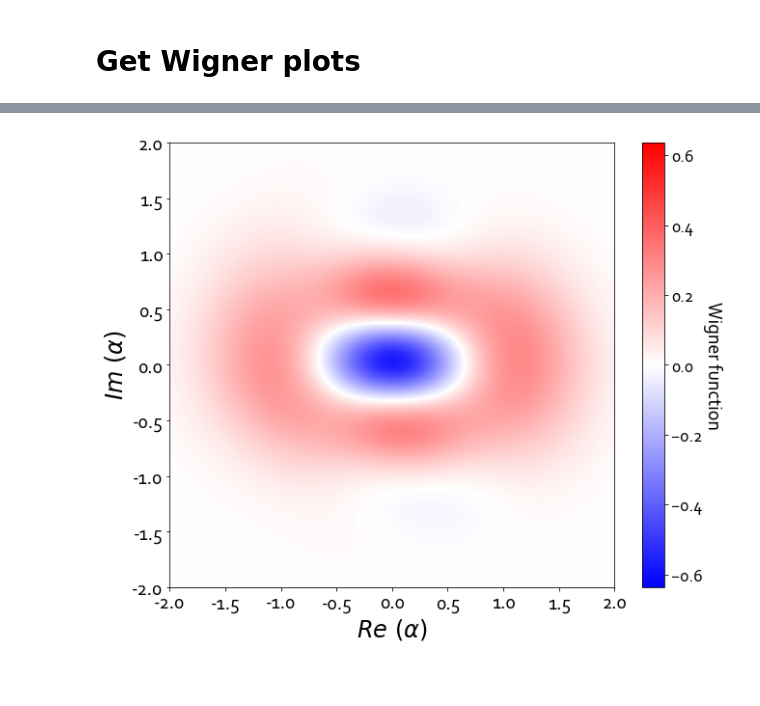
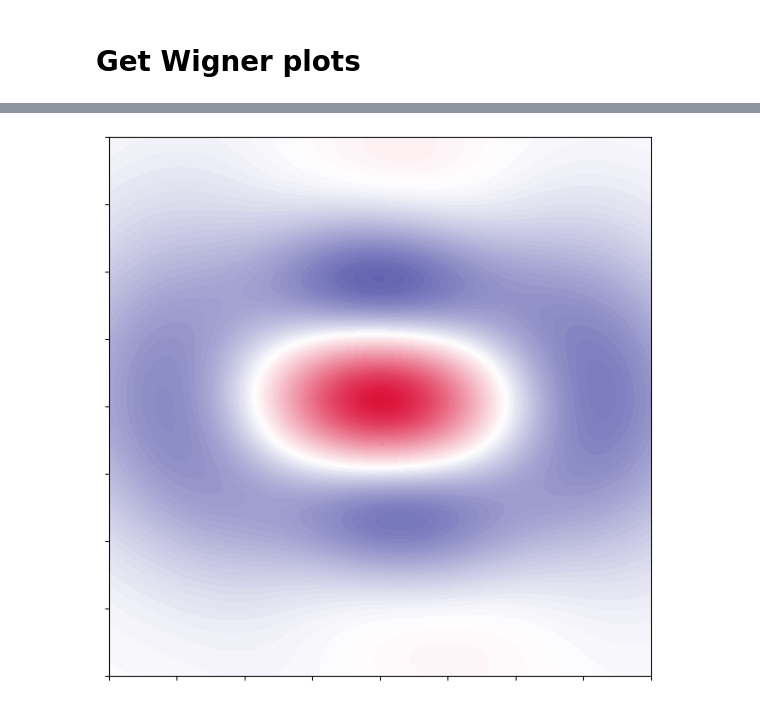
Before and after one commit to clarayfontaine/ORENS_bosonic_state_reconstruction, a Jupyter notebook: F_v_Dim_and_T2_Data_Processing_and_Simulation_Dec_16/plot_all_figures.ipynb, the cells around one changed output, grey strips where cells are left out. Drawn from its saved outputs; the diff is of its cells as text; code cells hidden in the pictures; blank space fills up the shorter version.

```diff
--- a/F_v_Dim_and_T2_Data_Processing_and_Simulation_Dec_16/plot_all_figures.ipynb
+++ b/F_v_Dim_and_T2_Data_Processing_and_Simulation_Dec_16/plot_all_figures.ipynb
@@ -47,7 +49,7 @@ Q_exp_directory = r"results_dimensions\exp\Q\minimal"
 
 Q_exp_T2_directory = r"results_t2\exp\Q"
 
-save_figs_path = r"C:\Users\a9522\Desktop\paper\QRP\figs\all"
+save_figs_path = r"figs"
 # %% [markdown]
 # Figure 2: Coherent error
 # %% [markdown]
@@ -883,6 +1068,38 @@ def plot_wigner(rho, cmap, fig=None, ax=None):
 
 
     return fg
+# %%
+def plot_wigner_clara(rho, cmap, fig=None, ax=None):
+    """
+    Plot the Wigner function and the Fock state distribution given a density matrix for
+    a harmonic oscillator mode.
+    """
+    if fig is None or ax is None:
+        fig, ax = plt.subplots(1, 1, figsize=(8, 8))
+
+    if isket(rho):
+        rho = ket2dm(rho)
+
+    xvec = np.linspace(-2, 2, 501)
+
+    W = wigner(rho, xvec, xvec)
+    wlim = abs(W).max()
+
+    ax.contourf(
+        xvec,
+        xvec,
+        W,
+        100,
+        norm=mpl.colors.Normalize(-wlim, wlim),
+        # cmap=mpl.cm.get_cmap("coolwarm"),
+        cmap=cmap,
+    )
+    # ax.set_xlabel(r"$x_1$", fontsize=16)
+    # ax.set_ylabel(r"$x_2$", fontsize=16)
+    plt.xticks(visible=False)
+    plt.yticks(visible=False)
+
+    return fig, ax
 # %%
 def extract_W_T2_rhos(directory):
     # Get a list of all .npz files in the directory
@@ -938,3 +1155,6 @@ def extract_Q_T2_rhos(directory):
 # %%
 Q_exp_T2_rhos = extract_Q_T2_rhos(Q_exp_T2_directory)
 W_corr_exp_T2_rhos, W_norm_exp_T2_rhos = extract_W_T2_rhos(W_exp_T2_directory)
+# %%
+which_t2_to_plot = 0  # from 0 to 4, from highest (perfect) to lowest (worst) T2:
+which_cat_to_plot = 3  # from 0 to 3,
@@ -941,8 +1169,9 @@ W_corr_exp_T2_rhos, W_norm_exp_T2_rhos = extract_W_T2_rhos(W_exp_T2_directory)
 # %%
-fg1 = plot_wigner(
-    Qobj(Q_exp_T2_rhos[0, which_cat_to_plot, :, :]), wigner_custom_cmap
+fg1, _ = plot_wigner_clara(
+    Qobj(Q_exp_T2_rhos[which_t2_to_plot, which_cat_to_plot, :, :]), wigner_custom_cmap
 )
-fg1.savefig(save_figs_path + "/Q_firstT2.pdf", dpi=1200)
+
+fg1.savefig(save_figs_path + f"/Q_T2={which_t2_to_plot}.pdf", dpi=1200)
 # %% [output]
-[figure, old version]
+[figure, new version]
 # %%
```
Also changed, not shown: parts of 18 cells of this notebook, 13 other files.
